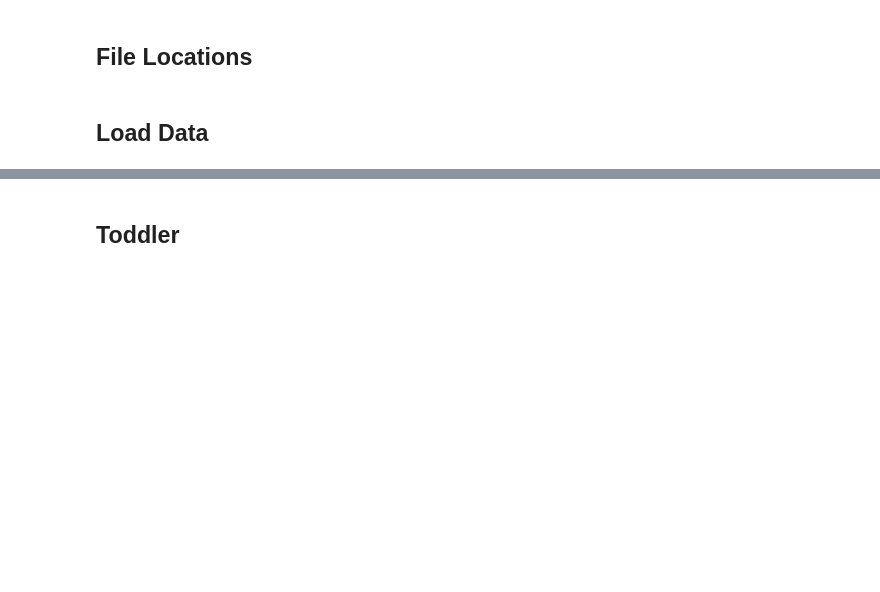
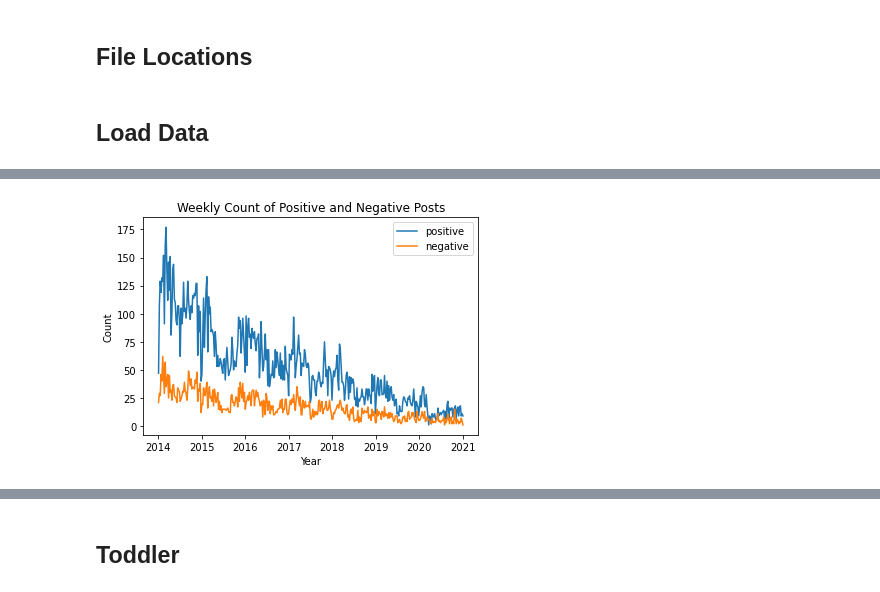
Before and after one commit to mwhuhn/forum-sentiment-old, a Jupyter notebook: 3.2-Topic_Models-Explore_Models.ipynb, the cells around one changed output, grey strips where cells are left out. Cells and saved outputs as stored; diff of their text form; code cells hidden in the pictures; blank space fills up the shorter version.

```diff
--- a/3.2-Topic_Models-Explore_Models.ipynb
+++ b/3.2-Topic_Models-Explore_Models.ipynb
@@ -116,0 +158,13 @@ dates_merged['date_created'] = pd.to_datetime(dates_merged['date_created'])
+# %%
+%matplotlib inline
+
+fig, ax = plt.subplots()
+ax.plot(weeks.index, weeks['positive'], label='positive')
+ax.set_xlabel("Year")
+ax.set_ylabel("Count")
+ax.plot(weeks.index, weeks['negative'], label='negative')
+plt.title("Weekly Count of Positive and Negative Posts")
+plt.legend(loc="upper right")
+plt.savefig(path_parent / "plots" / "sentiment_weekly_count_family.png")
+# %% [output]
+[figure, added]
```
Also changed, not shown: parts of 37 cells of this notebook, 16 other files.
